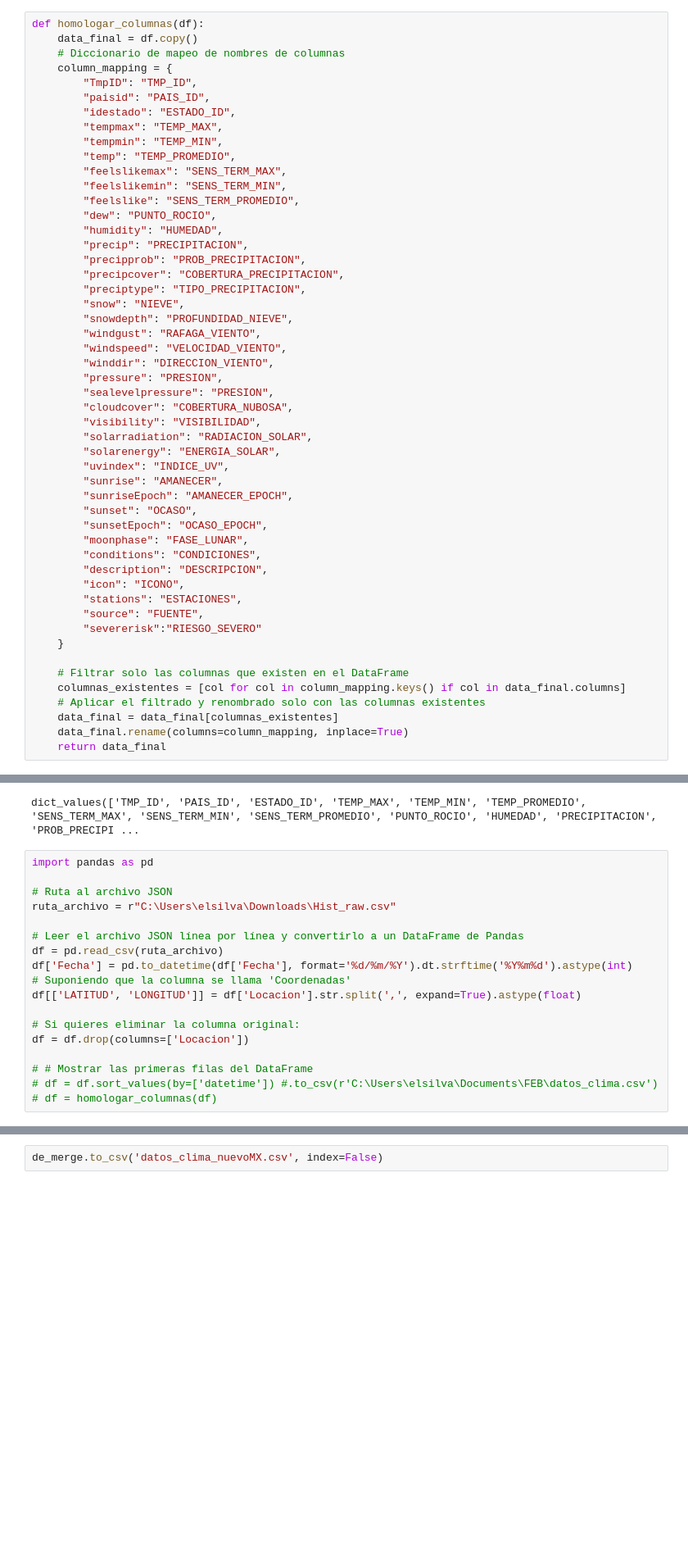
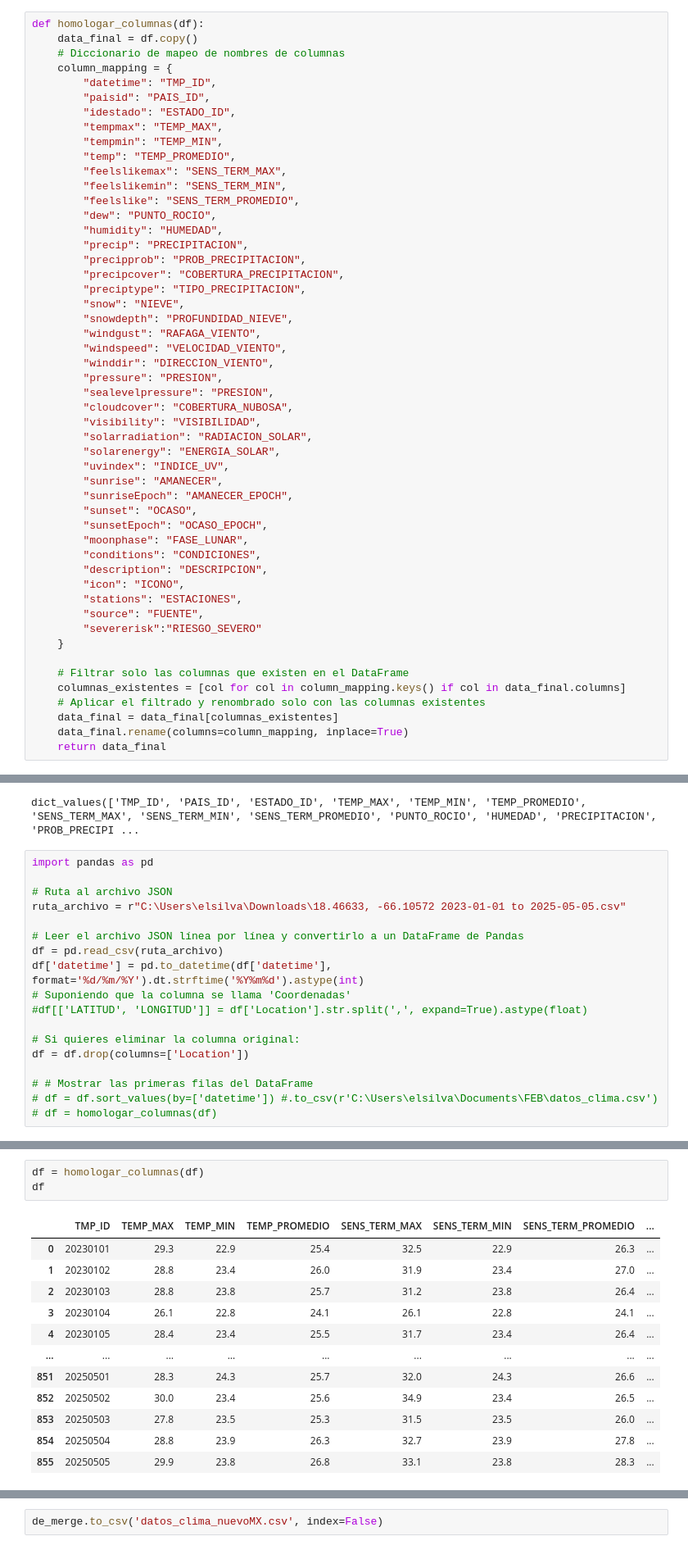
Before and after one commit to ELSILVAGM/API_Weather, a Jupyter notebook: ActualizacionClimaInternacional 1.ipynb, the cells around one changed output, grey strips where cells are left out. Shown at 82% size. Saved outputs shown, nothing was run; the diff lists cells and outputs as text; blank space fills up the shorter version.

```diff
--- a/ActualizacionClimaInternacional 1.ipynb
+++ b/ActualizacionClimaInternacional 1.ipynb
@@ -664,7 +664,7 @@ def homologar_columnas(df):
     data_final = df.copy()
     # Diccionario de mapeo de nombres de columnas
     column_mapping = {
-        "TmpID": "TMP_ID",
+        "datetime": "TMP_ID",
         "paisid": "PAIS_ID",
         "idestado": "ESTADO_ID",
         "tempmax": "TEMP_MAX",
@@ -718,16 +718,16 @@ dict_values(['TMP_ID', 'PAIS_ID', 'ESTADO_ID', 'TEMP_MAX', 'TEMP_MIN', 'TEMP_PRO
 import pandas as pd
 
 # Ruta al archivo JSON
-ruta_archivo = r"C:\Users\elsilva\Downloads\Hist_raw.csv"
+ruta_archivo = r"C:\Users\elsilva\Downloads\18.46633, -66.10572 2023-01-01 to 2025-05-05.csv"
 
 # Leer el archivo JSON línea por línea y convertirlo a un DataFrame de Pandas
 df = pd.read_csv(ruta_archivo)
-df['Fecha'] = pd.to_datetime(df['Fecha'], format='%d/%m/%Y').dt.strftime('%Y%m%d').astype(int)
+df['datetime'] = pd.to_datetime(df['datetime'], format='%d/%m/%Y').dt.strftime('%Y%m%d').astype(int)
 # Suponiendo que la columna se llama 'Coordenadas'
-df[['LATITUD', 'LONGITUD']] = df['Locacion'].str.split(',', expand=True).astype(float)
+#df[['LATITUD', 'LONGITUD']] = df['Location'].str.split(',', expand=True).astype(float)
 
 # Si quieres eliminar la columna original:
-df = df.drop(columns=['Locacion'])
+df = df.drop(columns=['Location'])
 
 # # Mostrar las primeras filas del DataFrame
 # df = df.sort_values(by=['datetime']) #.to_csv(r'C:\Users\elsilva\Documents\FEB\datos_clima.csv')
@@ -748,0 +735,16 @@ df = df.drop(columns=['Locacion'])
+# %%
+df = homologar_columnas(df)
+df
+# %% [output]
+|  | TMP_ID | TEMP_MAX | TEMP_MIN | TEMP_PROMEDIO | SENS_TERM_MAX | SENS_TERM_MIN | SENS_TERM_PROMEDIO | ... |
+| 0 | 20230101 | 29.3 | 22.9 | 25.4 | 32.5 | 22.9 | 26.3 | ... |
+| 1 | 20230102 | 28.8 | 23.4 | 26.0 | 31.9 | 23.4 | 27.0 | ... |
+| 2 | 20230103 | 28.8 | 23.8 | 25.7 | 31.2 | 23.8 | 26.4 | ... |
+| 3 | 20230104 | 26.1 | 22.8 | 24.1 | 26.1 | 22.8 | 24.1 | ... |
+| 4 | 20230105 | 28.4 | 23.4 | 25.5 | 31.7 | 23.4 | 26.4 | ... |
+| ... | ... | ... | ... | ... | ... | ... | ... | ... |
+| 851 | 20250501 | 28.3 | 24.3 | 25.7 | 32.0 | 24.3 | 26.6 | ... |
+| 852 | 20250502 | 30.0 | 23.4 | 25.6 | 34.9 | 23.4 | 26.5 | ... |
+| 853 | 20250503 | 27.8 | 23.5 | 25.3 | 31.5 | 23.5 | 26.0 | ... |
+| 854 | 20250504 | 28.8 | 23.9 | 26.3 | 32.7 | 23.9 | 27.8 | ... |
+| 855 | 20250505 | 29.9 | 23.8 | 26.8 | 33.1 | 23.8 | 28.3 | ... |
```
Also changed, not shown: parts of 9 cells of this notebook, 3 other files.
